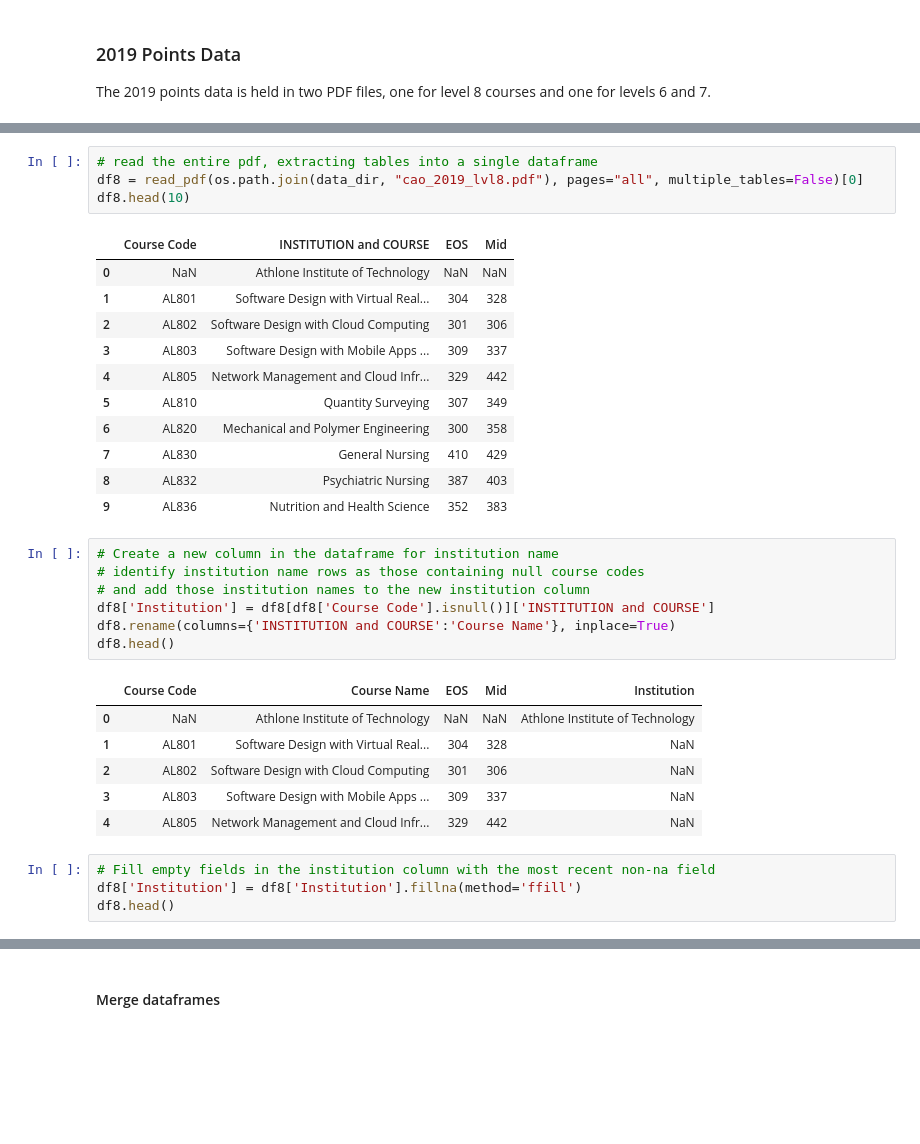
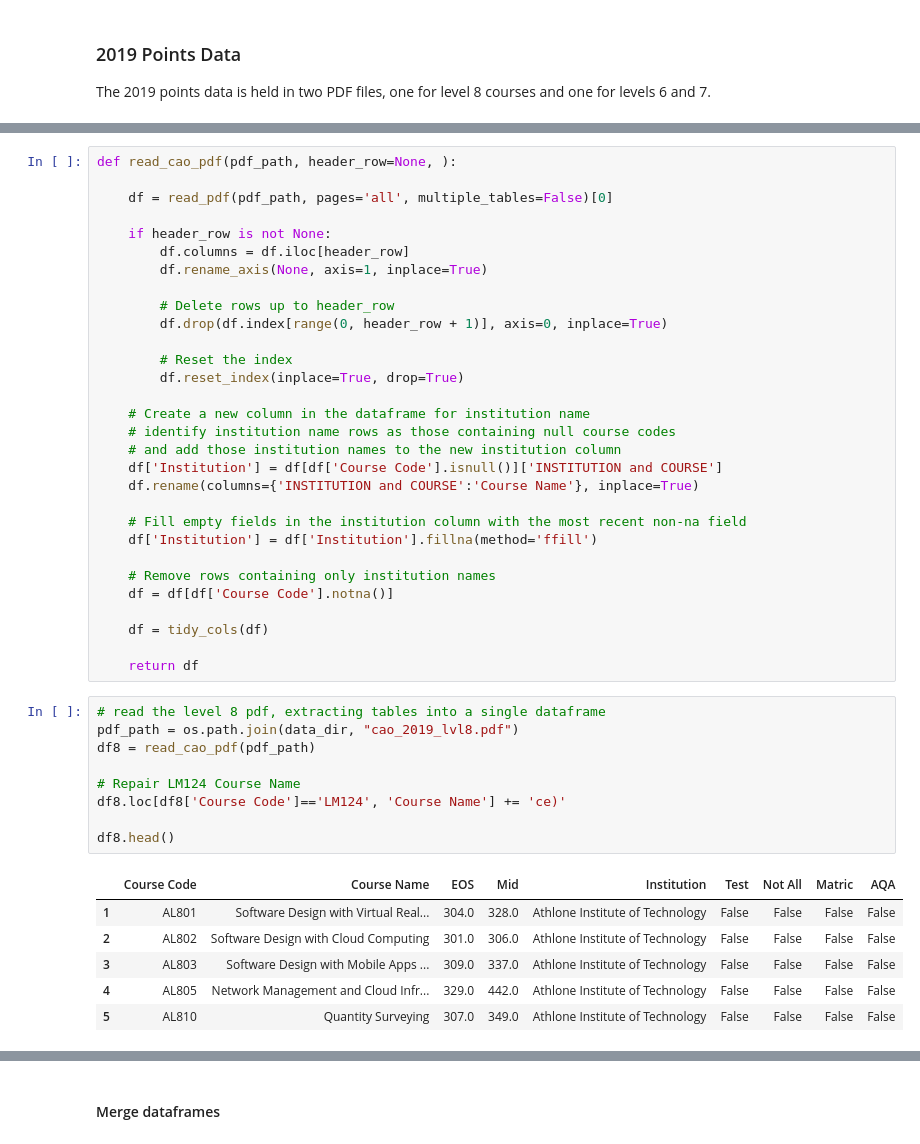
Before and after one commit to fod/fundamentals-data-analysis, a Jupyter notebook: cao.ipynb, the cells around one changed output, grey strips where cells are left out. Saved outputs shown, nothing was run; the diff lists cells and outputs as text; blank space fills up the shorter version.

```diff
--- a/cao.ipynb
+++ b/cao.ipynb
@@ -257,34 +284,46 @@ The 2019 points data is held in two PDF files, one for level 8 courses and one f
+# %%
+def read_cao_pdf(pdf_path, header_row=None, ):
+
+    df = read_pdf(pdf_path, pages='all', multiple_tables=False)[0]
+
+    if header_row is not None:
+        df.columns = df.iloc[header_row]
+        df.rename_axis(None, axis=1, inplace=True)
+
+        # Delete rows up to header_row
+        df.drop(df.index[range(0, header_row + 1)], axis=0, inplace=True)
+
+        # Reset the index
+        df.reset_index(inplace=True, drop=True)
+
+    # Create a new column in the dataframe for institution name
+    # identify institution name rows as those containing null course codes
+    # and add those institution names to the new institution column
+    df['Institution'] = df[df['Course Code'].isnull()]['INSTITUTION and COURSE']
+    df.rename(columns={'INSTITUTION and COURSE':'Course Name'}, inplace=True)
+
+    # Fill empty fields in the institution column with the most recent non-na field
+    df['Institution'] = df['Institution'].fillna(method='ffill')
+
+    # Remove rows containing only institution names
+    df = df[df['Course Code'].notna()]
+
+    df = tidy_cols(df)
+
+    return df
 # %%
-# read the entire pdf, extracting tables into a single dataframe
-df8 = read_pdf(os.path.join(data_dir, "cao_2019_lvl8.pdf"), pages="all", multiple_tables=False)[0]
-df8.head(10)
+# read the level 8 pdf, extracting tables into a single dataframe
+pdf_path = os.path.join(data_dir, "cao_2019_lvl8.pdf")
+df8 = read_cao_pdf(pdf_path)
+
+# Repair LM124 Course Name
+df8.loc[df8['Course Code']=='LM124', 'Course Name'] += 'ce)'
+
+df8.head()
 # %% [output]
-|  | Course Code | INSTITUTION and COURSE | EOS | Mid |
-| 0 | NaN | Athlone Institute of Technology | NaN | NaN |
-| 1 | AL801 | Software Design with Virtual Real... | 304 | 328 |
-| 2 | AL802 | Software Design with Cloud Computing | 301 | 306 |
-| 3 | AL803 | Software Design with Mobile Apps ... | 309 | 337 |
-| 4 | AL805 | Network Management and Cloud Infr... | 329 | 442 |
-| 5 | AL810 | Quantity Surveying | 307 | 349 |
-| 6 | AL820 | Mechanical and Polymer Engineering | 300 | 358 |
-| 7 | AL830 | General Nursing | 410 | 429 |
-| 8 | AL832 | Psychiatric Nursing | 387 | 403 |
-| 9 | AL836 | Nutrition and Health Science | 352 | 383 |
+|  | Course Code | Course Name | EOS | Mid | Institution | Test | Not All | Matric | AQA |
+| 1 | AL801 | Software Design with Virtual Real... | 304.0 | 328.0 | Athlone Institute of Technology | False | False | False | False |
+| 2 | AL802 | Software Design with Cloud Computing | 301.0 | 306.0 | Athlone Institute of Technology | False | False | False | False |
+| 3 | AL803 | Software Design with Mobile Apps ... | 309.0 | 337.0 | Athlone Institute of Technology | False | False | False | False |
+| 4 | AL805 | Network Management and Cloud Infr... | 329.0 | 442.0 | Athlone Institute of Technology | False | False | False | False |
+| 5 | AL810 | Quantity Surveying | 307.0 | 349.0 | Athlone Institute of Technology | False | False | False | False |
-# %%
-# Create a new column in the dataframe for institution name
-# identify institution name rows as those containing null course codes
-# and add those institution names to the new institution column
-df8['Institution'] = df8[df8['Course Code'].isnull()]['INSTITUTION and COURSE']
-df8.rename(columns={'INSTITUTION and COURSE':'Course Name'}, inplace=True)
-df8.head()
-# %% [output]
-|  | Course Code | Course Name | EOS | Mid | Institution |
-| 0 | NaN | Athlone Institute of Technology | NaN | NaN | Athlone Institute of Technology |
-| 1 | AL801 | Software Design with Virtual Real... | 304 | 328 | NaN |
-| 2 | AL802 | Software Design with Cloud Computing | 301 | 306 | NaN |
-| 3 | AL803 | Software Design with Mobile Apps ... | 309 | 337 | NaN |
-| 4 | AL805 | Network Management and Cloud Infr... | 329 | 442 | NaN |
-# %%
-# Fill empty fields in the institution column with the most recent non-na field
-df8['Institution'] = df8['Institution'].fillna(method='ffill')
-df8.head()
```
Also changed, not shown: parts of 23 cells of this notebook.
